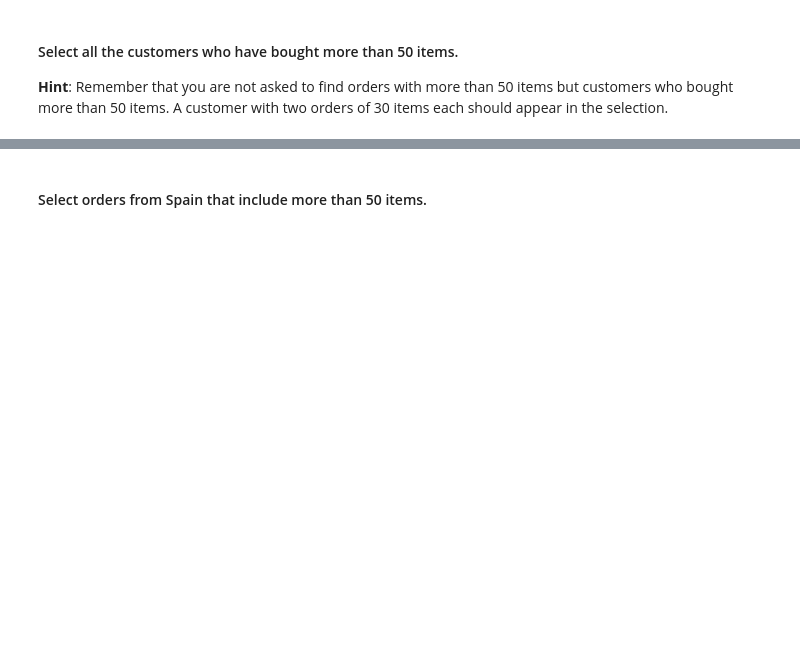
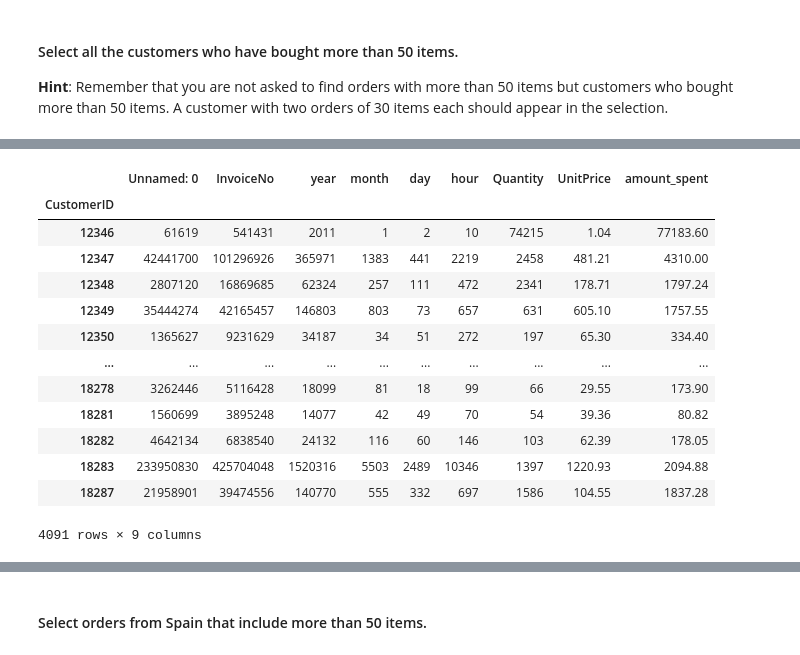
Before and after one commit to ta-data-bcn/lab-subsetting-and-descriptive-stats, a Jupyter notebook: your-code/main.ipynb, the cells around one changed output, grey strips where cells are left out. Saved outputs shown, nothing was run; the diff lists cells and outputs as text; code cells hidden in the pictures; blank space fills up the shorter version.

```diff
--- a/your-code/main.ipynb
+++ b/your-code/main.ipynb
@@ -173,0 +425,4 @@ your comments here
+# %%
+# your code here df.groupby(['Animal']).mean()
+Grouped_Customer = orders.groupby(['CustomerID']).sum()
+Grouped_Customer.head()
@@ -173,0 +437,18 @@ your comments here
+# %%
+morethan50 = Grouped_Customer[Grouped_Customer.Quantity > 50]
+morethan50
+# %% [output]
+|  | Unnamed: 0 | InvoiceNo | year | month | day | hour | Quantity | UnitPrice | amount_spent |
+| CustomerID |  |  |  |  |  |  |  |  |  |
+| 12346 | 61619 | 541431 | 2011 | 1 | 2 | 10 | 74215 | 1.04 | 77183.60 |
+| 12347 | 42441700 | 101296926 | 365971 | 1383 | 441 | 2219 | 2458 | 481.21 | 4310.00 |
+| 12348 | 2807120 | 16869685 | 62324 | 257 | 111 | 472 | 2341 | 178.71 | 1797.24 |
+| 12349 | 35444274 | 42165457 | 146803 | 803 | 73 | 657 | 631 | 605.10 | 1757.55 |
+| 12350 | 1365627 | 9231629 | 34187 | 34 | 51 | 272 | 197 | 65.30 | 334.40 |
+| ... | ... | ... | ... | ... | ... | ... | ... | ... | ... |
+| 18278 | 3262446 | 5116428 | 18099 | 81 | 18 | 99 | 66 | 29.55 | 173.90 |
+| 18281 | 1560699 | 3895248 | 14077 | 42 | 49 | 70 | 54 | 39.36 | 80.82 |
+| 18282 | 4642134 | 6838540 | 24132 | 116 | 60 | 146 | 103 | 62.39 | 178.05 |
+| 18283 | 233950830 | 425704048 | 1520316 | 5503 | 2489 | 10346 | 1397 | 1220.93 | 2094.88 |
+| 18287 | 21958901 | 39474556 | 140770 | 555 | 332 | 697 | 1586 | 104.55 | 1837.28 |
+4091 rows × 9 columns
```
Also changed, not shown: parts of 46 cells of this notebook.
